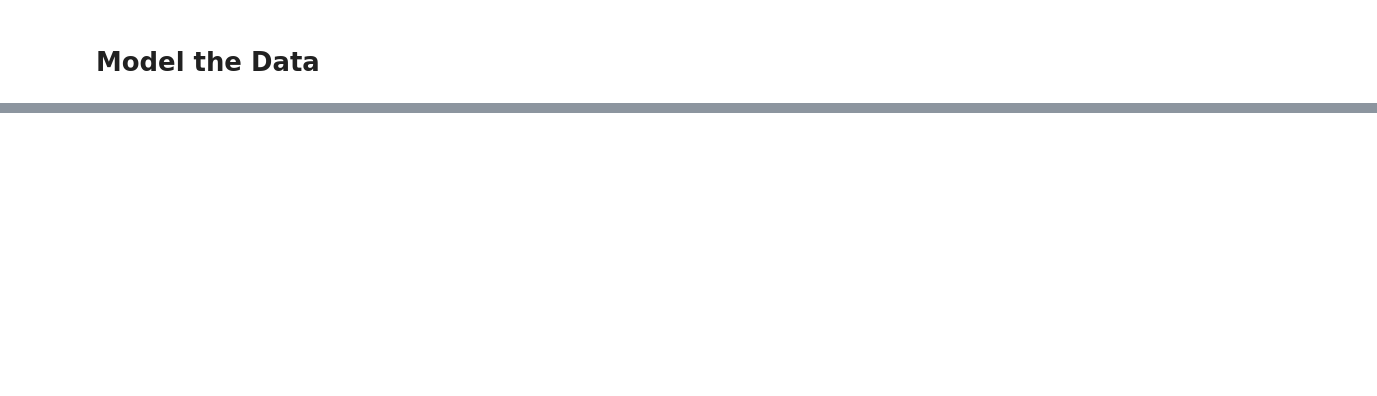
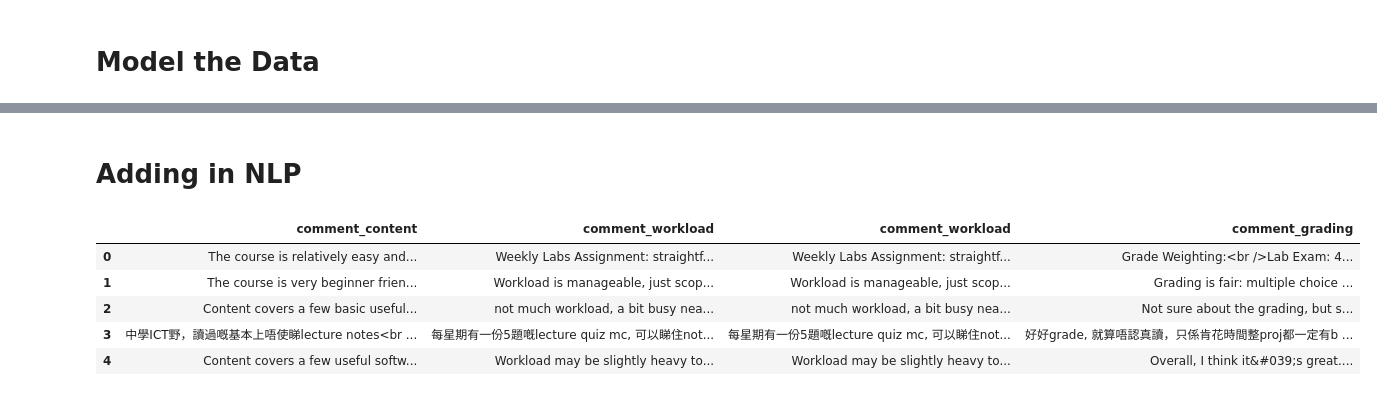
Before and after one commit to Timthn/UST_COMP_Course_Workload_MachineLearning_Prediction, a Jupyter notebook: project.ipynb, the cells around one changed output, grey strips where cells are left out. Cells and saved outputs as stored; diff of their text form; code cells hidden in the pictures; blank space fills up the shorter version.

```diff
--- a/project.ipynb
+++ b/project.ipynb
@@ -300,0 +406,12 @@ memory usage: 74.1 KB
+# %% [markdown]
+# Adding in NLP
+# %%
+df = pd.read_csv('all_courses_cleaned_with_review.csv')
+df[['comment_content', 'comment_workload', 'comment_workload', 'comment_grading']].head()
+# %% [output]
+|  | comment_content | comment_workload | comment_workload | comment_grading |
+| 0 | The course is relatively easy and... | Weekly Labs Assignment: straightf... | Weekly Labs Assignment: straightf... | Grade Weighting:<br />Lab Exam: 4... |
+| 1 | The course is very beginner frien... | Workload is manageable, just scop... | Workload is manageable, just scop... | Grading is fair: multiple choice ... |
+| 2 | Content covers a few basic useful... | not much workload, a bit busy nea... | not much workload, a bit busy nea... | Not sure about the grading, but s... |
+| 3 | 中學ICT野，讀過嘅基本上唔使睇lecture notes<br ... | 每星期有一份5題嘅lecture quiz mc, 可以睇住not... | 每星期有一份5題嘅lecture quiz mc, 可以睇住not... | 好好grade, 就算唔認真讀，只係肯花時間整proj都一定有b ... |
+| 4 | Content covers a few useful softw... | Workload may be slightly heavy to... | Workload may be slightly heavy to... | Overall, I think it&#039;s great.... |
```
Also changed, not shown: parts of 13 cells of this notebook.
